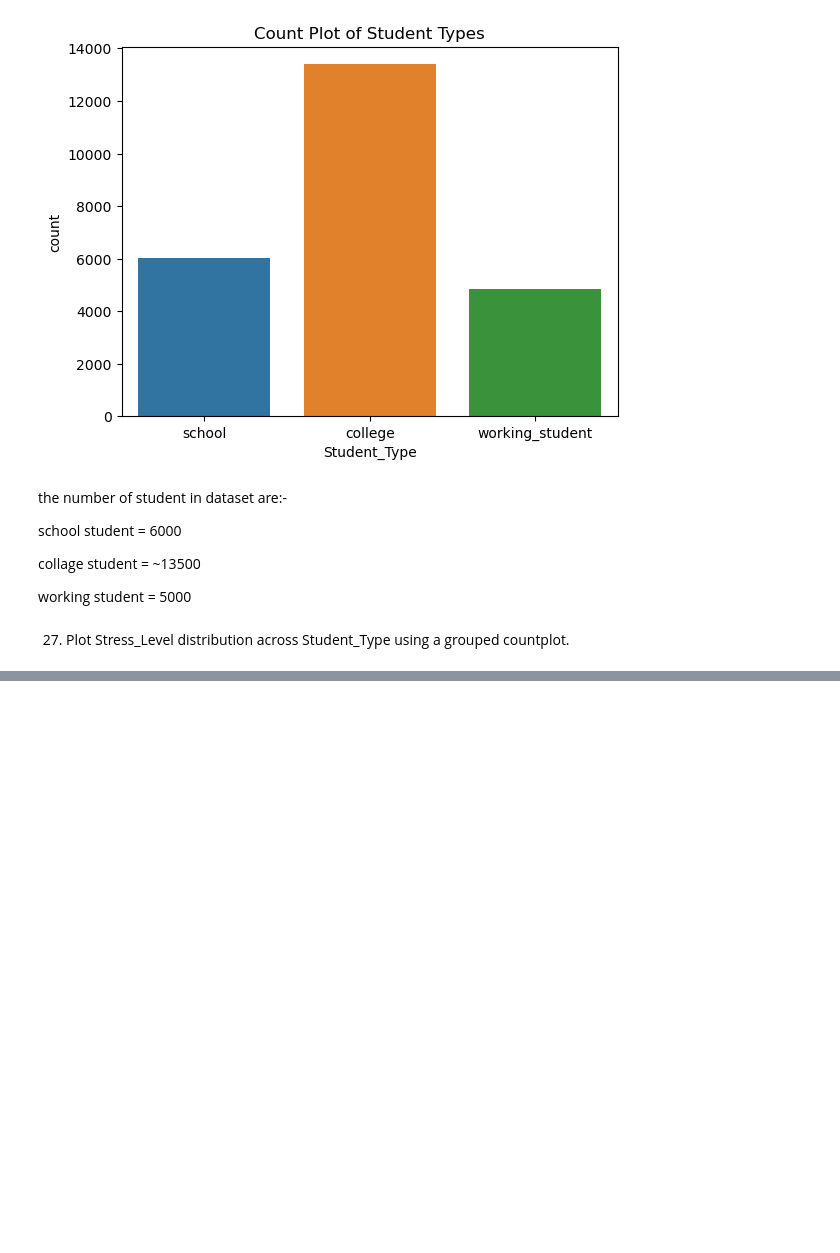
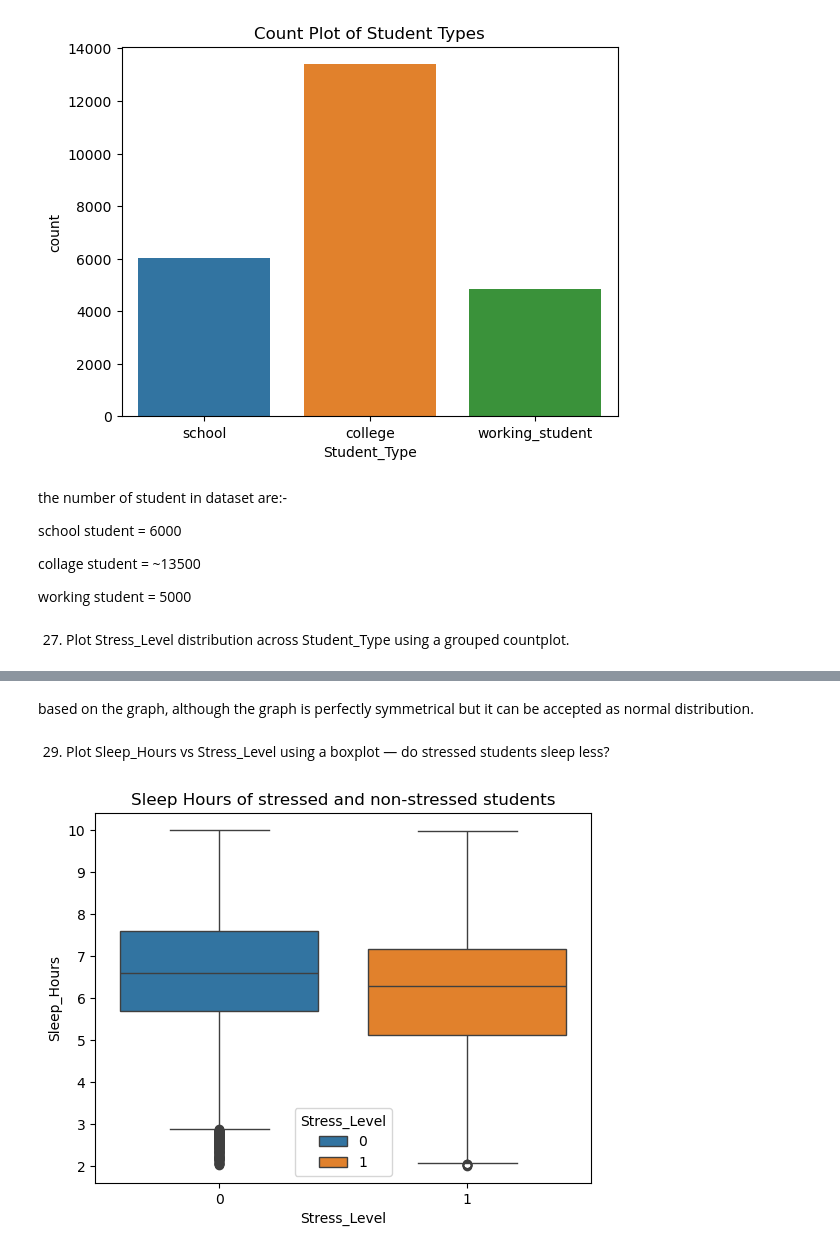
Before and after one commit to bikashsahani/Student-Lifestyle-Analysis, a Jupyter notebook: Student_Lifestyle_Analysis.ipynb, the cells around one changed output, grey strips where cells are left out. Drawn from its saved outputs; the diff is of its cells as text; code cells hidden in the pictures; blank space fills up the shorter version.

```diff
--- a/Student_Lifestyle_Analysis.ipynb
+++ b/Student_Lifestyle_Analysis.ipynb
@@ -548,0 +581,15 @@ working student = 5000
+# %% [markdown]
+based on the graph, although the graph is perfectly symmetrical but it can be accepted as normal distribution.
+# %% [markdown]
+29. Plot Sleep_Hours vs Stress_Level using a boxplot — do stressed students sleep less?
+# %%
+sns.boxplot(
+    data=data,
+    x='Stress_Level',
+    y='Sleep_Hours',
+    hue='Stress_Level'
+)
+plt.title("Sleep Hours of stressed and non-stressed students")
+plt.show()
+# %% [output]
+[figure, added]
```
Also changed, not shown: parts of 27 cells of this notebook.
